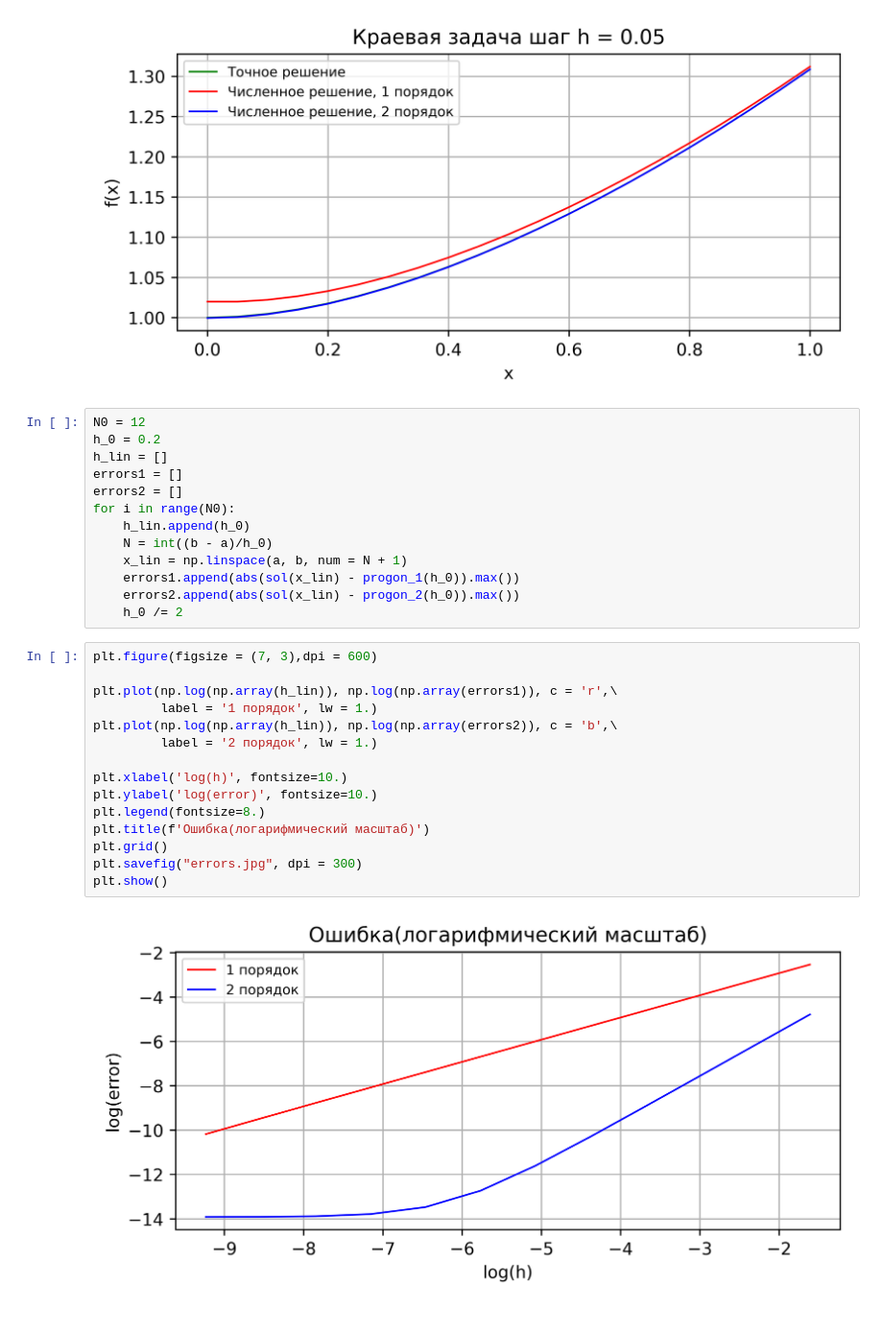
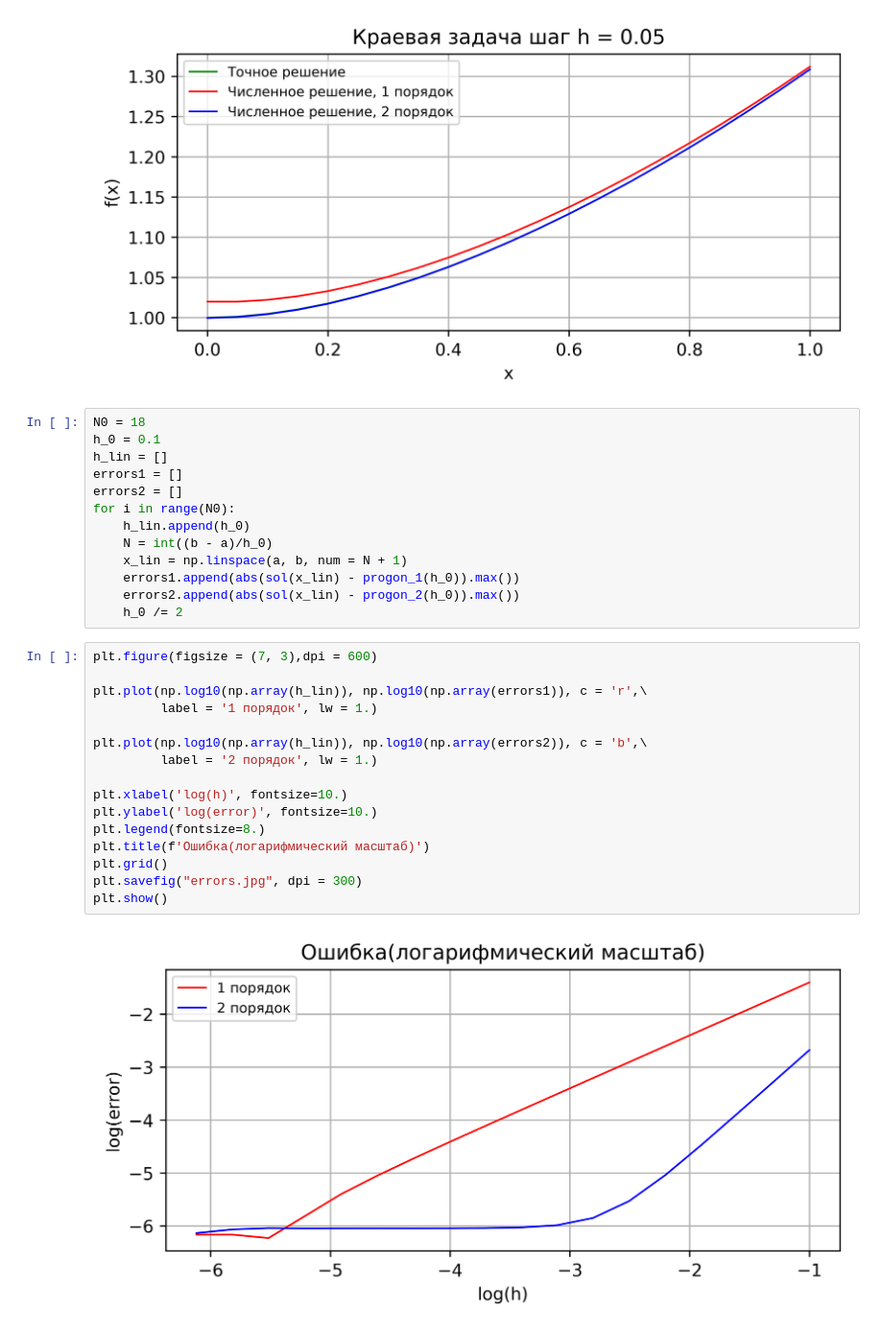
Before and after one commit to vito-nevito/boundary_problem, a Jupyter notebook: progonka/progonka.ipynb, the cells around one changed output. Shown: that part at 96% size. Cells and saved outputs as stored; diff of their text form.

```diff
--- a/progonka/progonka.ipynb
+++ b/progonka/progonka.ipynb
@@ -179,8 +179,8 @@ plt.show()
 # %% [output]
 [figure]
 # %%
-N0 = 12
-h_0 = 0.2
+N0 = 18
+h_0 = 0.1
 h_lin = []
 errors1 = []
 errors2 = []
@@ -194,20 +194,21 @@ for i in range(N0):
 # %%
 plt.figure(figsize = (7, 3),dpi = 600)
 
-plt.plot(np.log(np.array(h_lin)), np.log(np.array(errors1)), c = 'r',\
+plt.plot(np.log10(np.array(h_lin)), np.log10(np.array(errors1)), c = 'r',\
          label = '1 порядок', lw = 1.)
-plt.plot(np.log(np.array(h_lin)), np.log(np.array(errors2)), c = 'b',\
+
+plt.plot(np.log10(np.array(h_lin)), np.log10(np.array(errors2)), c = 'b',\
          label = '2 порядок', lw = 1.)
 
 plt.xlabel('log(h)', fontsize=10.)
 plt.ylabel('log(error)', fontsize=10.)
 plt.legend(fontsize=8.)
 plt.title(f'Ошибка(логарифмический масштаб)')
 plt.grid()
 plt.savefig("errors.jpg", dpi = 300)
 plt.show()
 # %% [output]
-[figure, old version]
+[figure, new version]
 # %%
 plt.rcParams["animation.html"] = "jshtml"
 plt.rcParams["figure.dpi"] = 300
```
Also changed, not shown: parts of 1 cell of this notebook, 2 other files.
